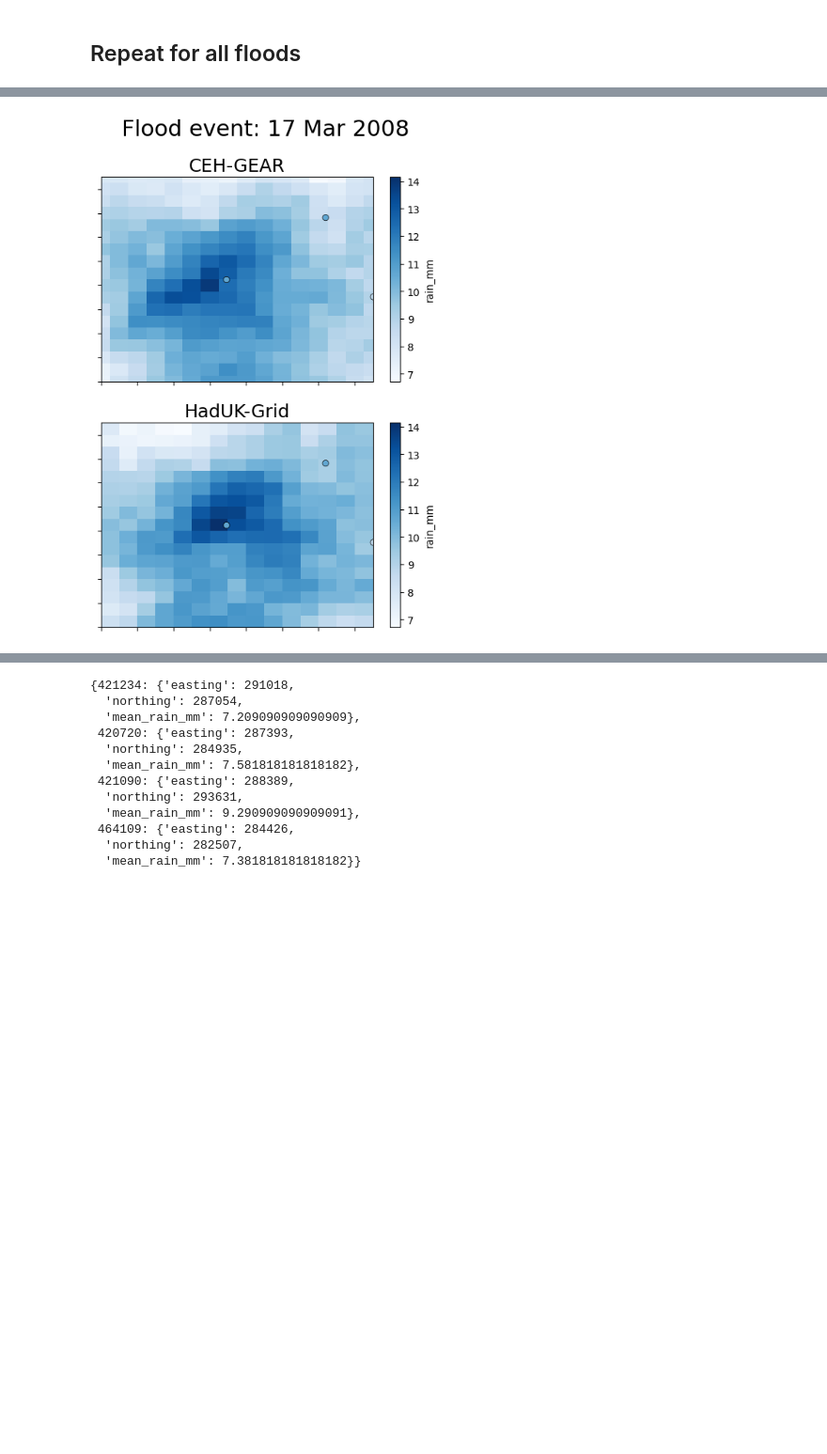
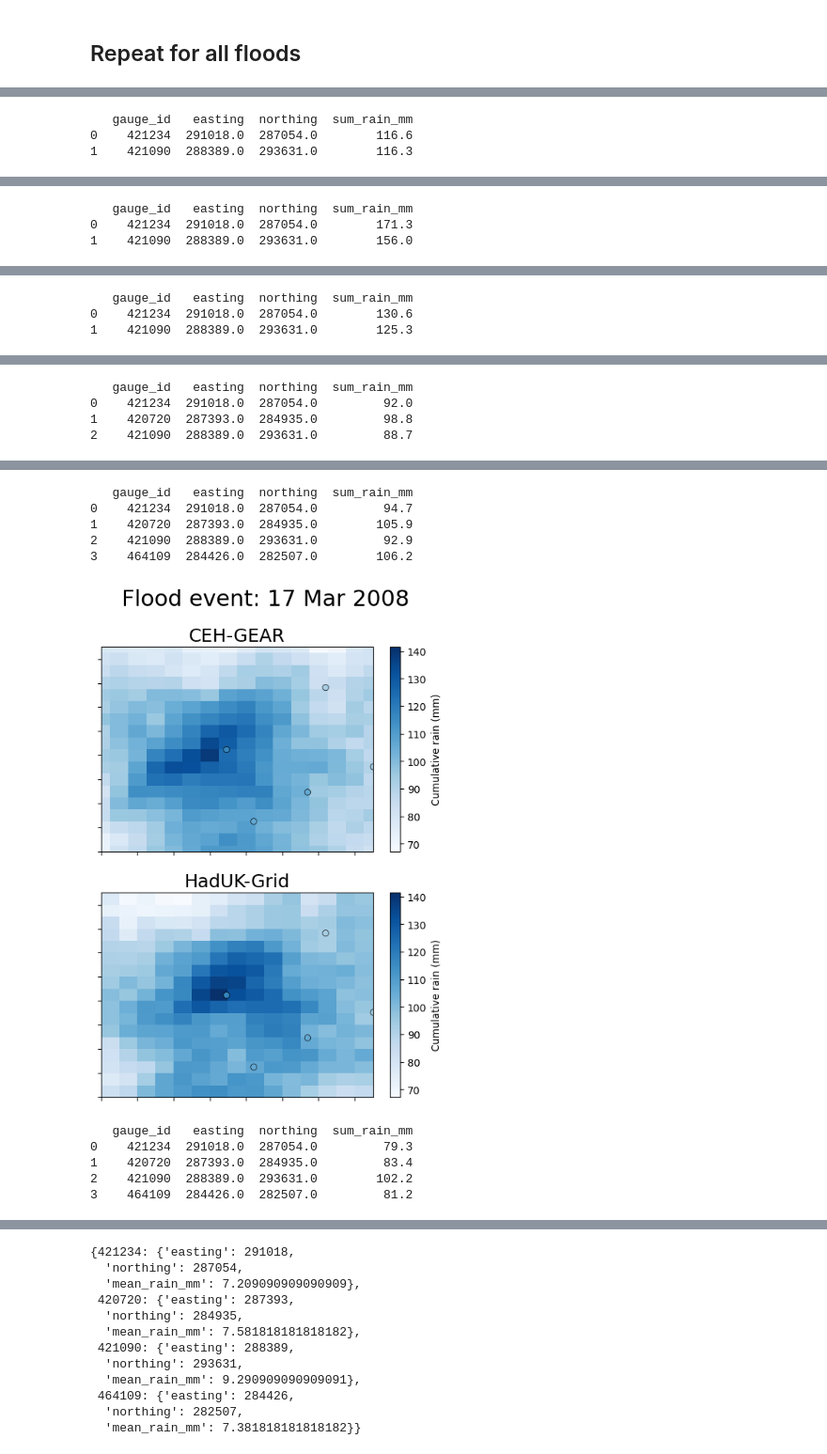
Before and after one commit to Thomasjkeel/FDRI-comparing-rainfall-data-in-upper-severn, a Jupyter notebook: notebooks/Carreg_wen_gauge_vs_grid.ipynb, the cells around one changed output, grey strips where cells are left out. Shown at 94% size. Cells and saved outputs as stored; diff of their text form; code cells hidden in the pictures; blank space fills up the shorter version.

Commit message:
add cumulative sum figures

```diff
--- a/notebooks/Carreg_wen_gauge_vs_grid.ipynb
+++ b/notebooks/Carreg_wen_gauge_vs_grid.ipynb
@@ -664,7 +657,12 @@ nearby_gauge_ids
 # %%
 nearby_gauge_dict = {}
-for gauge_id in nearby_gauge_ids:
-    nearby_gauge = Gauge(gauge_id)
+for gauge_id in carreg_gauge_wide_neighbours.nearby_gauges:
+    try:
+        nearby_gauge = Gauge(gauge_id)
+        mean_rain_ndays_before = get_data_ndays_before_flood_date(nearby_gauge.gauge_data, flood_date, DAYS_BEFORE_FLOOD).mean()[f'{RAIN_COL}_gauge'].item()
+        assert mean_rain_ndays_before, "No data during flood event"
+    except AssertionError:
+        continue
     nearby_gauge_dict[gauge_id] = {}
     nearby_gauge_dict[gauge_id]['easting'] = nearby_gauge.gauge_easting
     nearby_gauge_dict[gauge_id]['northing'] = nearby_gauge.gauge_northing
@@ -713,25 +710,28 @@ for flood_date in severn_flood_dates:
     ## get CEH-GEAR data
     ceh_data_around_carreg = CEH_DATA.sel(x=slice(carreg_gauge.gauge_easting-nearby_threshold_m , carreg_gauge.gauge_easting+nearby_threshold_m ),\
         y=slice(carreg_gauge.gauge_northing-nearby_threshold_m , carreg_gauge.gauge_northing+nearby_threshold_m ))
-    ceh_data_around_carreg_for_flood = ceh_data_around_carreg.sel(time=slice(flood_date-datetime.timedelta(days=DAYS_BEFORE_FLOOD), flood_date)).mean('time')
+    ceh_data_around_carreg_for_flood = ceh_data_around_carreg.sel(time=slice(flood_date-datetime.timedelta(days=DAYS_BEFORE_FLOOD), flood_date)).sum('time')
     ## get HadUK-Grid data
     haduk_data_around_carreg = HADUK_DATA.sel(x=slice(carreg_gauge.gauge_easting-nearby_threshold_m , carreg_gauge.gauge_easting+nearby_threshold_m ),\
         y=slice(carreg_gauge.gauge_northing-nearby_threshold_m , carreg_gauge.gauge_northing+nearby_threshold_m ))
-    haduk_data_around_carreg_for_flood = haduk_data_around_carreg.sel(time=slice(flood_date-datetime.timedelta(days=DAYS_BEFORE_FLOOD), flood_date)).mean('time')
+    haduk_data_around_carreg_for_flood = haduk_data_around_carreg.sel(time=slice(flood_date-datetime.timedelta(days=DAYS_BEFORE_FLOOD), flood_date)).sum('time')
 
     ## get nearby gauges rain
     nearby_gauge_dict = {}
     for gauge_id in carreg_gauge_wide_neighbours.nearby_gauges:
         try:
             nearby_gauge = Gauge(gauge_id)
-            mean_rain_ndays_before = get_data_ndays_before_flood_date(nearby_gauge.gauge_data, flood_date, DAYS_BEFORE_FLOOD).mean()[f'{RAIN_COL}_gauge'].item()
-            assert mean_rain_ndays_before, "No data during flood event"
+            sum_rain_ndays_before = get_data_ndays_before_flood_date(nearby_gauge.gauge_data, flood_date, DAYS_BEFORE_FLOOD).sum()[f'{RAIN_COL}_gauge'].item()
+            assert sum_rain_ndays_before, "No data during flood event"
         except AssertionError:
             continue
         nearby_gauge_dict[gauge_id] = {}
         nearby_gauge_dict[gauge_id]['easting'] = nearby_gauge.gauge_easting
         nearby_gauge_dict[gauge_id]['northing'] = nearby_gauge.gauge_northing
-        nearby_gauge_dict[gauge_id]['mean_rain_mm'] = mean_rain_ndays_before
+        nearby_gauge_dict[gauge_id]['sum_rain_mm'] = sum_rain_ndays_before
+    nearby_gauge_df = pd.DataFrame.from_dict(nearby_gauge_dict).T.reset_index(names='gauge_id')
+    print(nearby_gauge_df)
+
 
     ## plot data
     fig, axes = plt.subplots(2, 1, figsize=(6, 8), sharex=True, sharey=True)
@@ -741,15 +741,15 @@ for flood_date in severn_flood_dates:
     blues_cmap = plt.get_cmap('Blues')
     cmap_norm = plt.Normalize(rain_vmin, rain_vmax)
 
-    ceh_data_around_carreg_for_flood[RAIN_COL].plot(ax=axes[0], cmap='Blues', vmin=rain_vmin, vmax=rain_vmax)
-    haduk_data_around_carreg_for_flood[RAIN_COL].plot(ax=axes[1], cmap='Blues', vmin=rain_vmin, vmax=rain_vmax)
+    ceh_data_around_carreg_for_flood[RAIN_COL].plot(ax=axes[0], cmap='Blues', vmin=rain_vmin, vmax=rain_vmax, cbar_kwargs={'label': 'Cumulative rain (mm)'})
+    haduk_data_around_carreg_for_flood[RAIN_COL].plot(ax=axes[1], cmap='Blues', vmin=rain_vmin, vmax=rain_vmax, cbar_kwargs={'label': 'Cumulative rain (mm)'})
 
-    new_rain_gauge_mean = get_data_ndays_before_flood_date(carreg_daily_new, flood_date, ndays=DAYS_BEFORE_FLOOD).mean()['rain_mm_gauge_new'].item()
+    new_rain_gauge_sum = get_data_ndays_before_flood_date(carreg_daily_new, flood_date, ndays=DAYS_BEFORE_FLOOD).sum()['rain_mm_gauge_new'].item()
 
     for ax in axes.flatten():
-        sns.scatterplot(x='easting', y='northing', hue='mean_rain_mm', data=nearby_gauge_df.round(2),\
+        sns.scatterplot(x='easting', y='northing', hue='sum_rain_mm', data=nearby_gauge_df.round(2),\
                 hue_norm=(rain_vmin, rain_vmax), palette='Blues', ax=ax, legend=False, edgecolor='k')
-        ax.scatter(CARREG_COORDS['Easting'], CARREG_COORDS['Northing'], edgecolors='k', facecolor=blues_cmap(cmap_norm(new_rain_gauge_mean)), linewidths=0.5)
+        ax.scatter(x=CARREG_COORDS['Easting'], y=CARREG_COORDS['Northing'], edgecolors='k', facecolor=blues_cmap(cmap_norm(new_rain_gauge_sum)), linewidths=0.5)
         ax.set_xticklabels(''); ax.set_yticklabels('');
         ax.set_xlabel(''); ax.set_ylabel('');
 
@@ -758,6 +758,6 @@ for flood_date in severn_flood_dates:
 
     plt.suptitle(f'Flood event: {flood_date.strftime('%d %b %Y')}', size=22)
     plt.subplots_adjust(hspace=.2)
-    # fig.savefig(f'../figures/ceh_vs_haduk_grid_vs_gauge_flood_{flood_date.strftime('%d_%b_%Y')}.png', bbox_inches='tight', dpi=200)
+    # fig.savefig(f'../figures/ceh_vs_haduk_grid_vs_gauge_sum_rain_{flood_date.strftime('%d_%b_%Y')}.png', bbox_inches='tight', dpi=200)
     plt.show()
 # %% [output]
@@ -764,0 +769,3 @@ for flood_date in severn_flood_dates:
+   gauge_id   easting  northing  sum_rain_mm
+0    421234  291018.0  287054.0        116.6
+1    421090  288389.0  293631.0        116.3
@@ -765,0 +773,3 @@ for flood_date in severn_flood_dates:
+   gauge_id   easting  northing  sum_rain_mm
+0    421234  291018.0  287054.0        171.3
+1    421090  288389.0  293631.0        156.0
@@ -766,0 +777,3 @@ for flood_date in severn_flood_dates:
+   gauge_id   easting  northing  sum_rain_mm
+0    421234  291018.0  287054.0        130.6
+1    421090  288389.0  293631.0        125.3
@@ -767,0 +781,4 @@ for flood_date in severn_flood_dates:
+   gauge_id   easting  northing  sum_rain_mm
+0    421234  291018.0  287054.0         92.0
+1    420720  287393.0  284935.0         98.8
+2    421090  288389.0  293631.0         88.7
@@ -769 +786,11 @@ for flood_date in severn_flood_dates:
+   gauge_id   easting  northing  sum_rain_mm
+0    421234  291018.0  287054.0         94.7
+1    420720  287393.0  284935.0        105.9
+2    421090  288389.0  293631.0         92.9
+3    464109  284426.0  282507.0        106.2
-[figure, old version]
+[figure, new version]
+   gauge_id   easting  northing  sum_rain_mm
+0    421234  291018.0  287054.0         79.3
+1    420720  287393.0  284935.0         83.4
+2    421090  288389.0  293631.0        102.2
+3    464109  284426.0  282507.0         81.2
```
Also changed, not shown: parts of 4 cells of this notebook, 14 other files.
